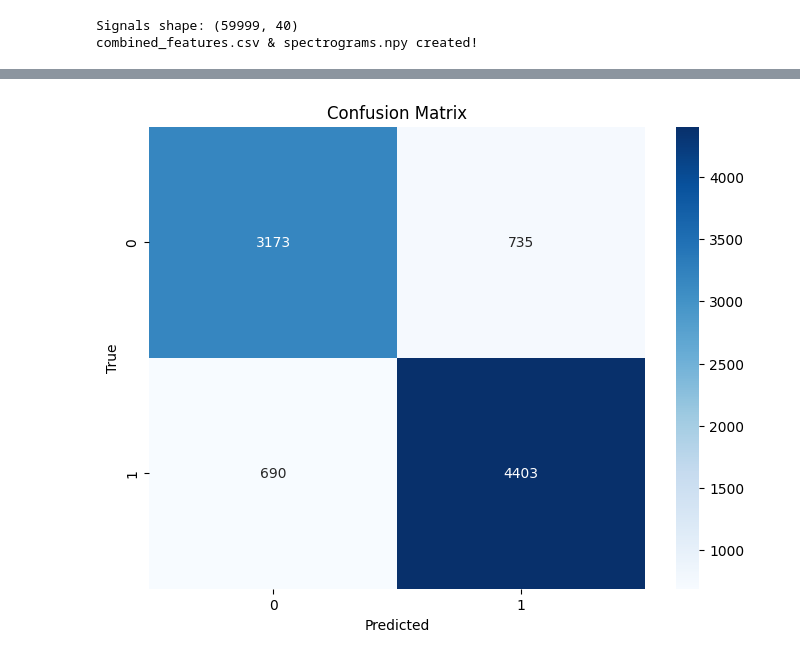
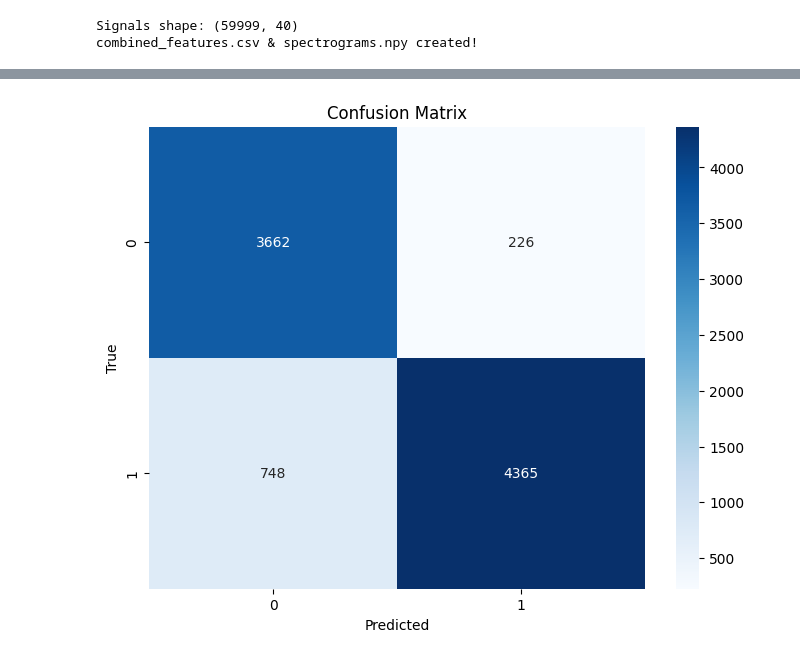
Before and after one commit to Lidorpahima/GeoSense-AI-Human-Motion-Detection-with-Geophones, a Jupyter notebook: Project.ipynb, the cells around one changed output, grey strips where cells are left out. Saved outputs shown, nothing was run; the diff lists cells and outputs as text; code cells hidden in the pictures.

```diff
--- a/Project.ipynb
+++ b/Project.ipynb
@@ -470,62 +700,77 @@ import torch.nn as nn
 import torch.nn.functional as F
 import torch.optim as optim
 from torch.utils.data import DataLoader, TensorDataset, random_split
-from sklearn.metrics import classification_report, confusion_matrix
+from sklearn.metrics import precision_score, recall_score, f1_score, classification_report, confusion_matrix
 import numpy as np
 import matplotlib.pyplot as plt
 import seaborn as sns
 
-# Load and prepare data (as before)
+# Load and prepare data
 spectrograms = np.load('spectrograms.npy')
 features = pd.read_csv('combined_features.csv')
 labels = features['activity'].values
 
-spectrograms = np.nan_to_num(spectrograms, nan=0.0)  # Replace NaN
-spectrograms = (spectrograms - np.mean(spectrograms)) / np.std(spectrograms)  # Normalize
+# Preprocessing: handle NaN and normalization
+spectrograms = np.nan_to_num(spectrograms, nan=0.0)
+spectrograms = np.clip(spectrograms, np.percentile(spectrograms, 1), np.percentile(spectrograms, 99))
+spectrograms = (spectrograms - np.mean(spectrograms)) / np.std(spectrograms)
 spectrograms = spectrograms[..., np.newaxis]
 spectrograms_tensor = torch.tensor(spectrograms[..., np.newaxis], dtype=torch.float32).permute(0, 3, 1, 2)
 labels_tensor = torch.tensor(labels, dtype=torch.long)
 
+
+
+# Prepare dataset and data loaders
 dataset = TensorDataset(spectrograms_tensor, labels_tensor)
 train_size = int(0.7 * len(dataset))
 val_size = int(0.15 * len(dataset))
 test_size = len(dataset) - train_size - val_size
 train_dataset, val_dataset, test_dataset = random_split(dataset, [train_size, val_size, test_size])
 
-train_loader = DataLoader(train_dataset, batch_size=32, shuffle=True)
-val_loader = DataLoader(val_dataset, batch_size=32, shuffle=False)
-test_loader = DataLoader(test_dataset, batch_size=32, shuffle=False)
+batch_size = 32
+train_loader = DataLoader(train_dataset, batch_size=batch_size, shuffle=True)
+val_loader = DataLoader(val_dataset, batch_size=batch_size, shuffle=False)
+test_loader = DataLoader(test_dataset, batch_size=batch_size, shuffle=False)
 
-# Define the CNN model
+# Define CNN model
 class CNN(nn.Module):
     def __init__(self, num_classes):
         super(CNN, self).__init__()
-        self.conv1 = nn.Conv2d(1, 32, kernel_size=(3, 1), stride=(1, 1), padding=(1, 0))
-        self.pool = nn.MaxPool2d(kernel_size=(2, 1), stride=(2, 1))
-        self.conv2 = nn.Conv2d(32, 64, kernel_size=(3, 1), stride=(1, 1), padding=(1, 0))
-        self.dropout = nn.Dropout(0.3)
-        flattened_height = 20 // 4
-        self.flattened_size = 64 * flattened_height * 1
-        self.fc1 = nn.Linear(self.flattened_size, 128)
-        self.fc2 = nn.Linear(128, num_classes)
+        self.conv1 = nn.Conv2d(1, 64, kernel_size=(3, 1), stride=(1, 1), padding=(1, 0))
+        self.pool1 = nn.MaxPool2d(kernel_size=(2, 1), stride=(2, 1))
+        self.conv2 = nn.Conv2d(64, 128, kernel_size=(3, 1), stride=(1, 1), padding=(1, 0))
+        self.pool2 = nn.MaxPool2d(kernel_size=(2, 1), stride=(2, 1))
+        self.conv3 = nn.Conv2d(128, 256, kernel_size=(3, 1), stride=(1, 1), padding=(1, 0))
+        self.pool3 = nn.MaxPool2d(kernel_size=(2, 1), stride=(2, 1))
+        self.dropout = nn.Dropout(0.4)
+        self.lstm = nn.LSTM(input_size=256, hidden_size=128, num_layers=1, batch_first=True)
+
+        flattened_height = 20 // 8
+        self.flattened_size = 256 * flattened_height * 1
+        self.fc1 = nn.Linear(self.flattened_size, 256)
+        self.fc2 = nn.Linear(256, 128)
+        self.fc3 = nn.Linear(128, num_classes)
 
     def forward(self, x):
-        x = self.pool(F.relu(self.conv1(x)))
-        x = self.pool(F.relu(self.conv2(x)))
+        x = self.pool1(F.relu(self.conv1(x)))
+        x = self.pool2(F.relu(self.conv2(x)))
+        x = self.pool3(F.relu(self.conv3(x)))
         x = self.dropout(x)
         x = torch.flatten(x, 1)
         x = F.relu(self.fc1(x))
         x = self.dropout(x)
-        x = self.fc2(x)
+        x = F.relu(self.fc2(x))
+        x = self.fc3(x)
         return x
 
 # Initialize model, optimizer, scheduler, and loss function
+device = torch.device('cuda' if torch.cuda.is_available() else 'cpu')
 num_classes = len(np.unique(labels))
-model = CNN(num_classes)
-criterion = nn.CrossEntropyLoss()
+model = CNN(num_classes).to(device)
 optimizer = optim.Adam(model.parameters(), lr=0.001)
-scheduler = optim.lr_scheduler.StepLR(optimizer, step_size=5, gamma=0.5)  # Reduce LR every 5 epochs
-
+scheduler = optim.lr_scheduler.StepLR(optimizer, step_size=5, gamma=0.5)
+class_weights = torch.tensor([1.5, 1.0]).to(device)  # למשל אם הקטגוריה הראשונה היא נפוצה פי 2
+criterion = nn.CrossEntropyLoss(weight=class_weights)
 # Early stopping parameters
 patience = 5
 best_val_loss = float('inf')
@@ -540,6 +785,7 @@ for epoch in range(epochs):
     model.train()
     running_loss, correct, total = 0.0, 0, 0
     for inputs, targets in train_loader:
+        inputs, targets = inputs.to(device), targets.to(device)
         optimizer.zero_grad()
         outputs = model(inputs)
         loss = criterion(outputs, targets)
@@ -557,6 +803,7 @@ for epoch in range(epochs):
     val_loss, val_correct, val_total = 0.0, 0, 0
     with torch.no_grad():
         for inputs, targets in val_loader:
+            inputs, targets = inputs.to(device), targets.to(device)
             outputs = model(inputs)
             loss = criterion(outputs, targets)
             val_loss += loss.item()
@@ -588,18 +835,26 @@ test_correct, test_total = 0, 0
 y_true, y_pred = [], []
 with torch.no_grad():
     for inputs, targets in test_loader:
+        inputs, targets = inputs.to(device), targets.to(device)
         outputs = model(inputs)
         _, predicted = torch.max(outputs, 1)
         test_total += targets.size(0)
         test_correct += (predicted == targets).sum().item()
-        y_true.extend(targets.numpy())
-        y_pred.extend(predicted.numpy())
+        y_true.extend(targets.cpu().numpy())
+        y_pred.extend(predicted.cpu().numpy())
 
 test_accuracy = 100 * test_correct / test_total
-print(f"Test Accuracy: {test_accuracy:.2f}%")
+precision = precision_score(y_true, y_pred, average='weighted', zero_division=1)
+recall = recall_score(y_true, y_pred, average='weighted')
+f1 = f1_score(y_true, y_pred, average='weighted')
+
+print(f"\nTest Accuracy: {test_accuracy:.2f}%")
+print(f"Precision: {precision:.2f}")
+print(f"Recall: {recall:.2f}")
+print(f"F1-Score: {f1:.2f}")
 
 # Classification report
-print("Classification Report:")
+print("\nClassification Report:")
 print(classification_report(y_true, y_pred))
 
 # Confusion matrix
@@ -650 +905 @@ weighted avg       0.84      0.84      0.84      9001
-[figure, old version]
+[figure, new version]
```
Also changed, not shown: parts of 9 cells of this notebook, 6 other files.
